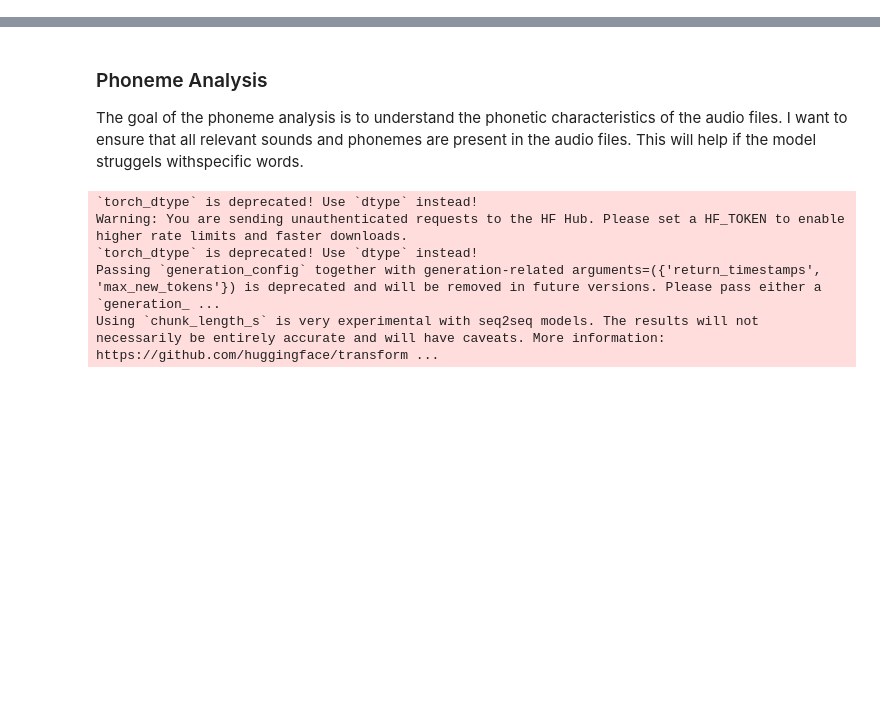
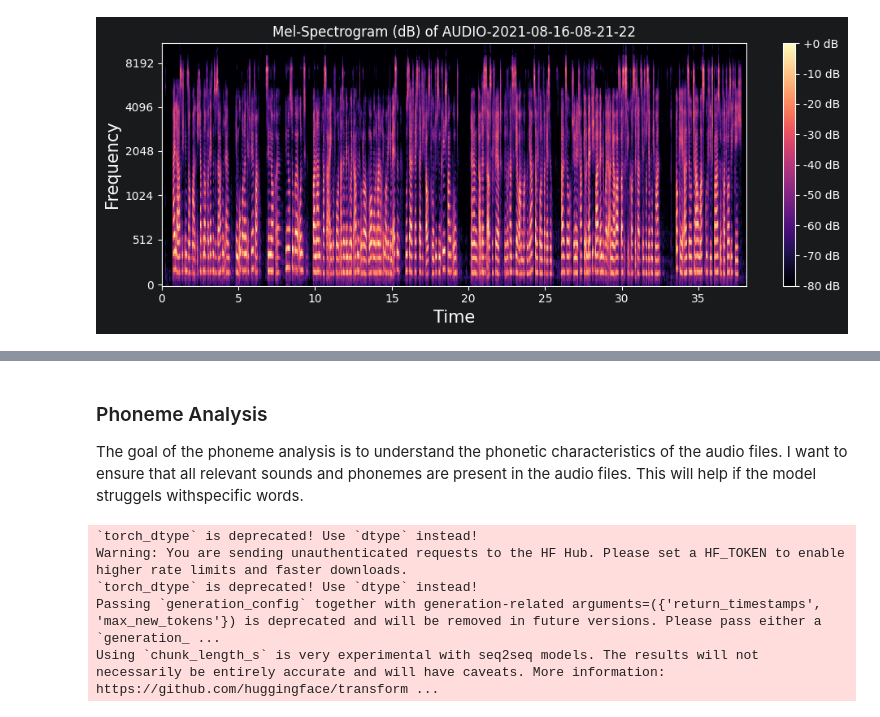
Before and after one commit to seiferla/als-voice-cloning-evaluation, a Jupyter notebook: notebooks/data_analysis.ipynb, the cells around one changed output, grey strips where cells are left out. Saved outputs shown, nothing was run; the diff lists cells and outputs as text; code cells hidden in the pictures; blank space fills up the shorter version.

```diff
--- a/notebooks/data_analysis.ipynb
+++ b/notebooks/data_analysis.ipynb
@@ -124,0 +184,23 @@ ipd.Audio(audio_file[0])
+# %%
+n_fft = 2048
+hop_length = 512
+
+signal, sr = librosa.load('/Users/d0304693/Documents/fun/als-voice-cloning-evaluation/data/DeepFilterNet/AUDIO-2021-08-16-08-21-22.wav')
+
+base_file_name = os.path.splitext(os.path.basename('AUDIO-2021-08-16-08-21-22.wav'))[0]
+mel_signal = librosa.feature.melspectrogram(y=signal, sr=sr, hop_length=hop_length,
+                                            n_fft=n_fft)
+spectrogram = np.abs(mel_signal)
+
+power_to_db = librosa.power_to_db(spectrogram, ref=np.max)
+plt.figure(figsize=(10,4))
+librosa.display.specshow(power_to_db, sr=sr, x_axis='time', y_axis='mel', cmap='magma',
+                         hop_length=hop_length)
+plt.colorbar(format='%+2.0f dB')
+plt.title(f'Mel-Spectrogram (dB) of {base_file_name}')
+plt.xlabel('Time', fontdict=dict(size=15))
+plt.ylabel('Frequency', fontdict=dict(size=15))
+plt.tight_layout()
+plt.savefig(f'{IMAGE_DIR}/{base_file_name}.png')
+# %% [output]
+[figure, added]
```
Also changed, not shown: parts of 42 cells of this notebook, 14 other files.
